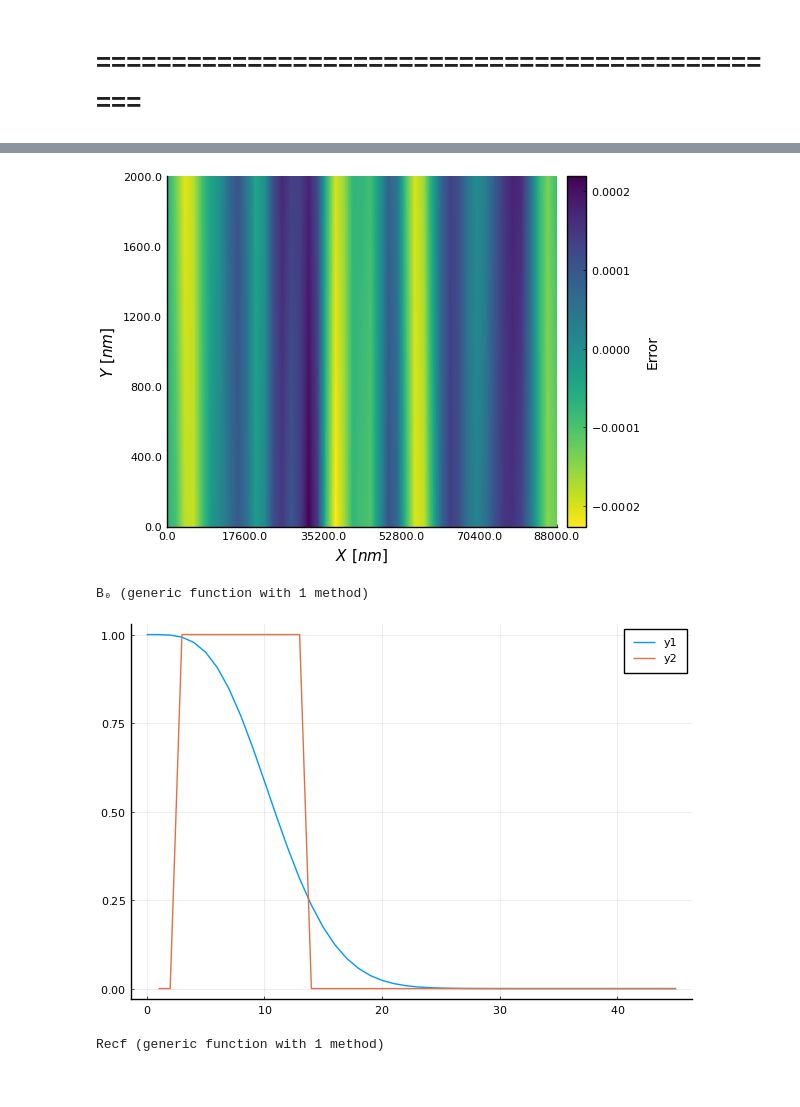
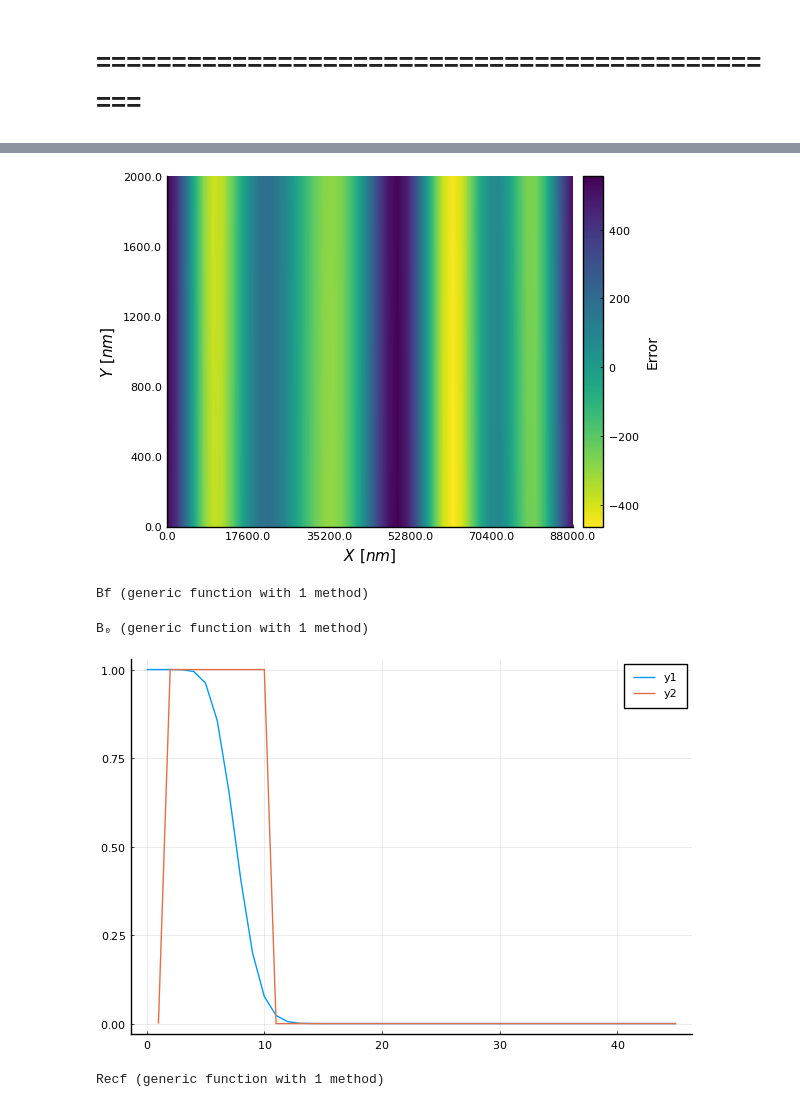
Before and after one commit to Gabmtzz/juDataNSOM, a Jupyter notebook: notebook/nsomdata.ipynb, the cells around one changed output, grey strips where cells are left out. Saved outputs shown, nothing was run; the diff lists cells and outputs as text; code cells hidden in the pictures.

```diff
--- a/notebook/nsomdata.ipynb
+++ b/notebook/nsomdata.ipynb
@@ -18,7 +18,7 @@ size(data)
 (3, 2, 45)
 # %%
 
-datIm = data[2,:,:]
+datIm = data[1,:,:]
 labelT = "NSOM [UA]"
 
 p1 = DataAnNSOM.plotImag(mo,dy,datIm, labelT,5,fi)
@@ -43,8 +43,9 @@ plot(pE,pD, size=(1200,400))
 # %% [markdown]
 # ===============================================
 # %%
-n0,nct = 8,5
-datFiltr = DataAnNSOM.getFiltImag1(datIm,n0,nct)
+n0,nct = 5,2
+opt,order = "GH",4
+datFiltr = DataAnNSOM.getFiltImag1(datIm,n0,nct,opt,order)
 
 DataAnNSOM.plotProfile(mo,dy,datFiltr, labelT,5,1,fi)
 # %% [output]
@@ -52,5 +53,5 @@ DataAnNSOM.plotProfile(mo,dy,datFiltr, labelT,5,1,fi)
 # %%
 PSD,dataF = DataAnNSOM.GetFourierCoefs1(datIm[1,:])
-_,indices = DataAnNSOM.GetFilteredData1(dataF,n0,nct)
+_,indices = DataAnNSOM.GetFilteredData1(dataF,n0,nct,opt,order)
 DataAnNSOM.PlotFilter(PSD,indices)
 # %% [output]
@@ -58,7 +59,24 @@ DataAnNSOM.PlotFilter(PSD,indices)
 # %%
 DataAnNSOM.plotImag(mo,dy,datFiltr, "Error",5,fi)
 # %% [output]
-[figure, old version]
+[figure, new version]
 # %%
 using FFTW
+# %%
+function Bf(x,x0,xC,n)
+    arg = ((x-x0)^2)/(xC^2)
+
+    if n ==0
+        B = exp(-arg)
+    else
+        sum1 = 0
+        for i ∈ 0:n
+            sum1 += (1/factorial(i))*arg^i
+        end
+        B = sum1*exp(-arg)
+    end
+    B
+end
+# %% [output]
+Bf (generic function with 1 method)
 # %%
@@ -68,10 +86,10 @@ B₀ (generic function with 1 method)
 # %%
 xGR = 0:1:45
 
-plot(xGR,B₀.(xGR,7))
+plot(xGR,Bf.(xGR,0,3.2,5))
 plot!(indices)
 # %% [output]
-[figure, old version]
+[figure, new version]
 # %%
 Recf(n0,nC,x) = (x ≤ n0+nC)&&(x ≥ n0-nC) ? 1 : 0
 # %% [output]
```
Also changed, not shown: parts of 5 cells of this notebook, 1 other file.
